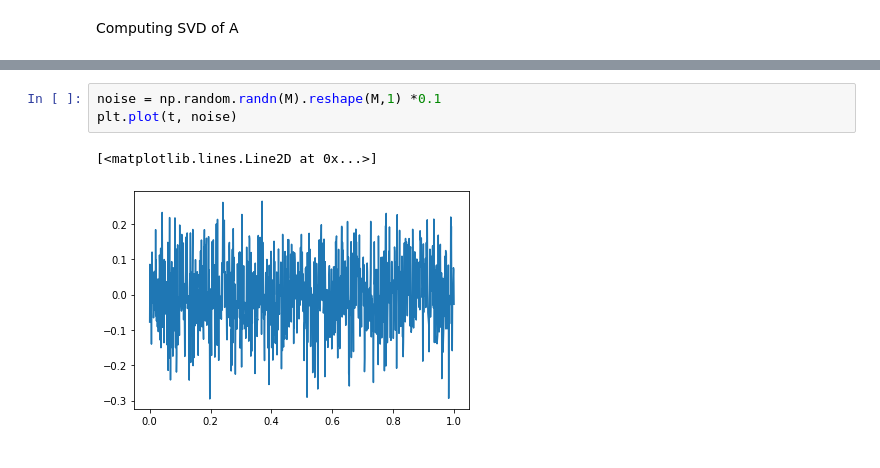
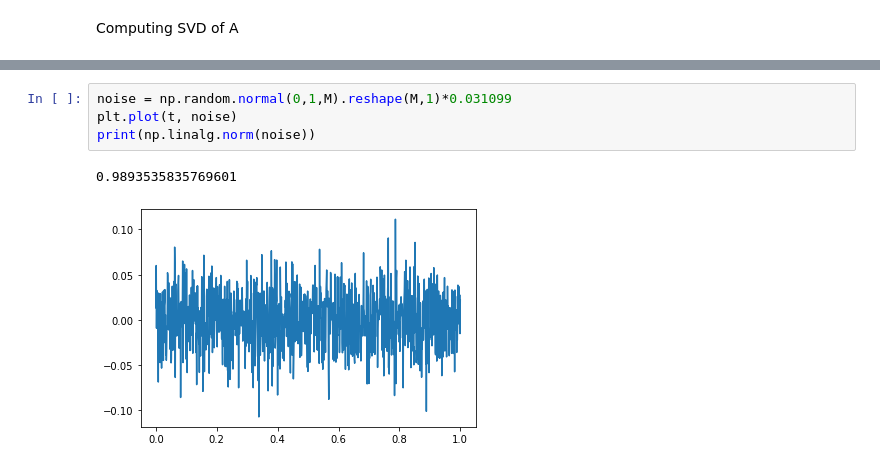
Before and after one commit to ShahabZada/Advanced-Mathematics-Assignments, a Jupyter notebook: Homework3/Q6.ipynb, the cells around one changed output, grey strips where cells are left out. Cells and saved outputs as stored; diff of their text form.

```diff
--- a/Homework3/Q6.ipynb
+++ b/Homework3/Q6.ipynb
@@ -91,6 +92,7 @@ plt.show()
 # %%
-noise = np.random.randn(M).reshape(M,1) *0.1
+noise = np.random.normal(0,1,M).reshape(M,1)*0.031099
 plt.plot(t, noise)
+print(np.linalg.norm(noise))
 # %% [output]
-[<matplotlib.lines.Line2D at 0x...>]
+0.9893535835769601
-[figure, old version]
+[figure, new version]
```
Also changed, not shown: parts of 6 cells of this notebook.
